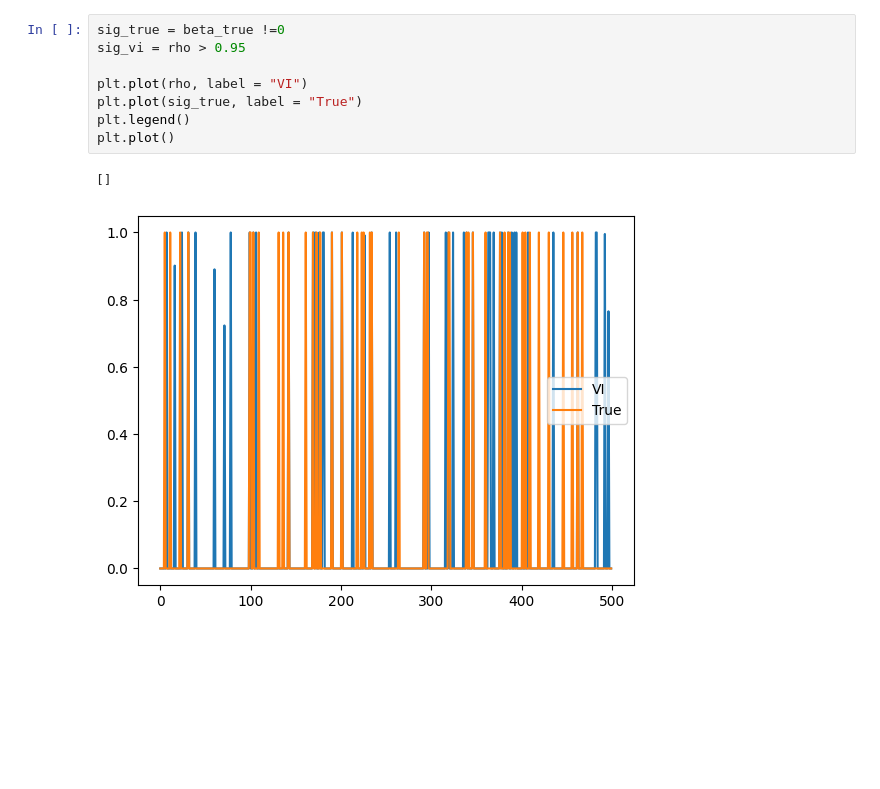
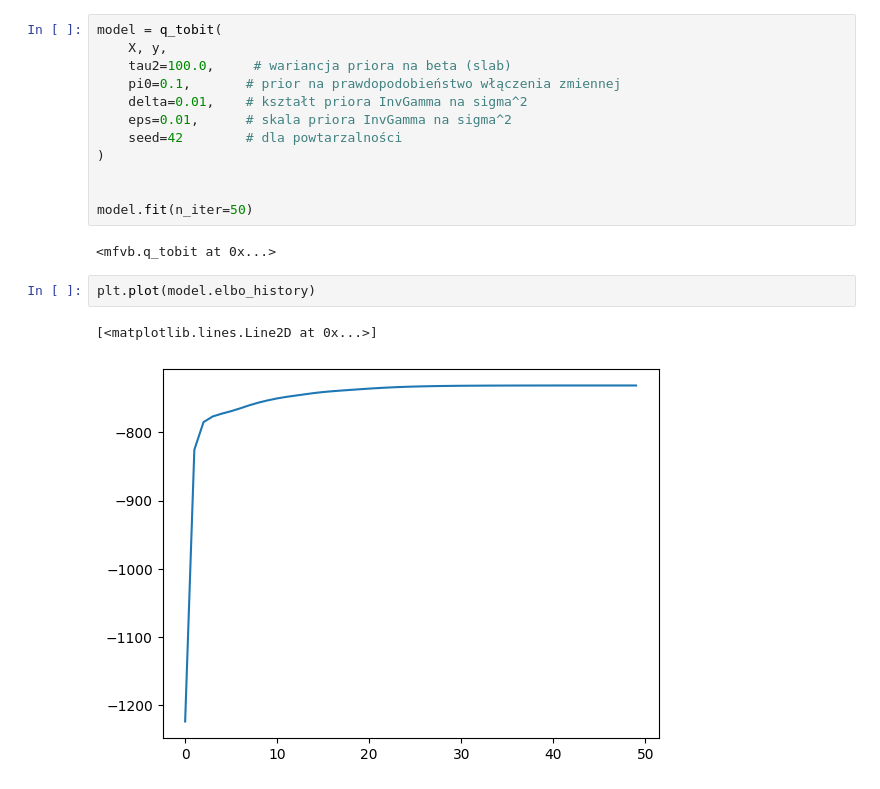
Before and after one commit to mariaestera/vi_tobit, a Jupyter notebook: mfvb_sparse_tobit.ipynb, the cells around one changed output. Saved outputs shown, nothing was run; the diff lists cells and outputs as text; blank space fills up the shorter version.

Commit message:
variational tobit as a class

```diff
--- a/mfvb_sparse_tobit.ipynb
+++ b/mfvb_sparse_tobit.ipynb
@@ -172,12 +37,20 @@ for it in pbar:
-# %%
-sig_true = beta_true !=0
-sig_vi = rho > 0.95
-
-plt.plot(rho, label = "VI")
-plt.plot(sig_true, label = "True")
-plt.legend()
-plt.plot()
-# %% [output]
-[]
-[figure, removed]
+# %%
+model = q_tobit(
+    X, y,
+    tau2=100.0,     # wariancja priora na beta (slab)
+    pi0=0.1,       # prior na prawdopodobieństwo włączenia zmiennej
+    delta=0.01,    # kształt priora InvGamma na sigma^2
+    eps=0.01,      # skala priora InvGamma na sigma^2
+    seed=42        # dla powtarzalności
+)
+
+
+model.fit(n_iter=50)
+# %% [output]
+<mfvb.q_tobit at 0x...>
+# %%
+plt.plot(model.elbo_history)
+# %% [output]
+[<matplotlib.lines.Line2D at 0x...>]
+[figure, added]
 # %%
```
Also changed, not shown: parts of 7 cells of this notebook, 1 other file.
